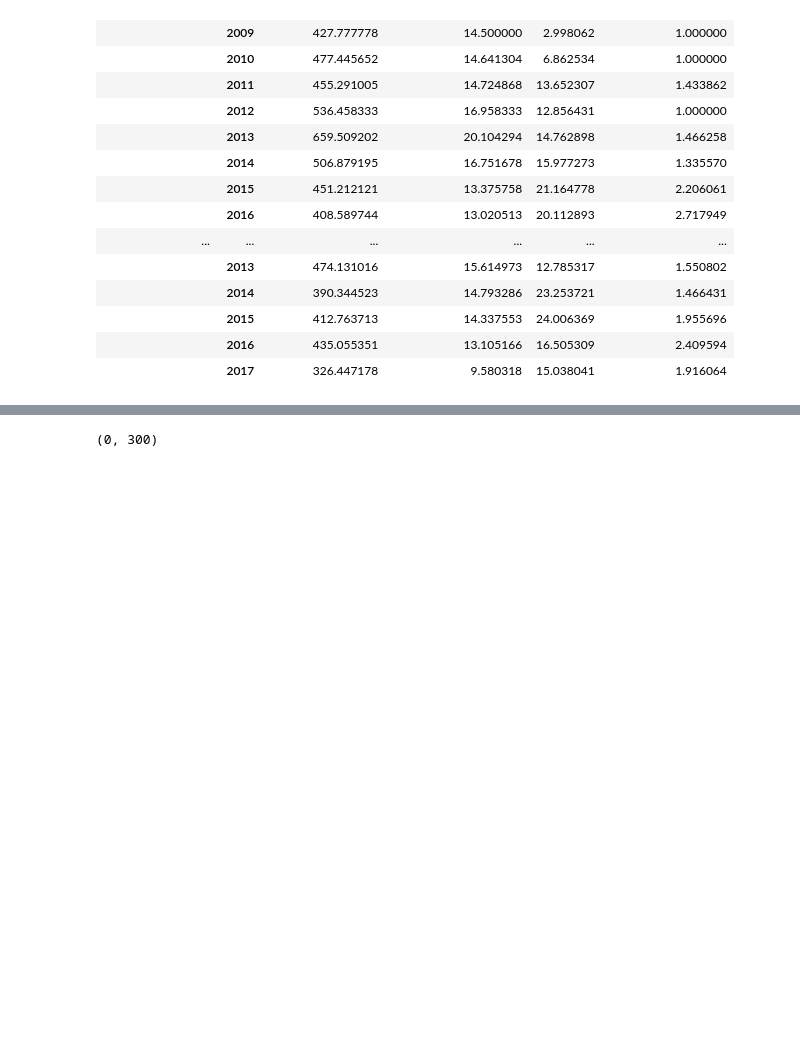
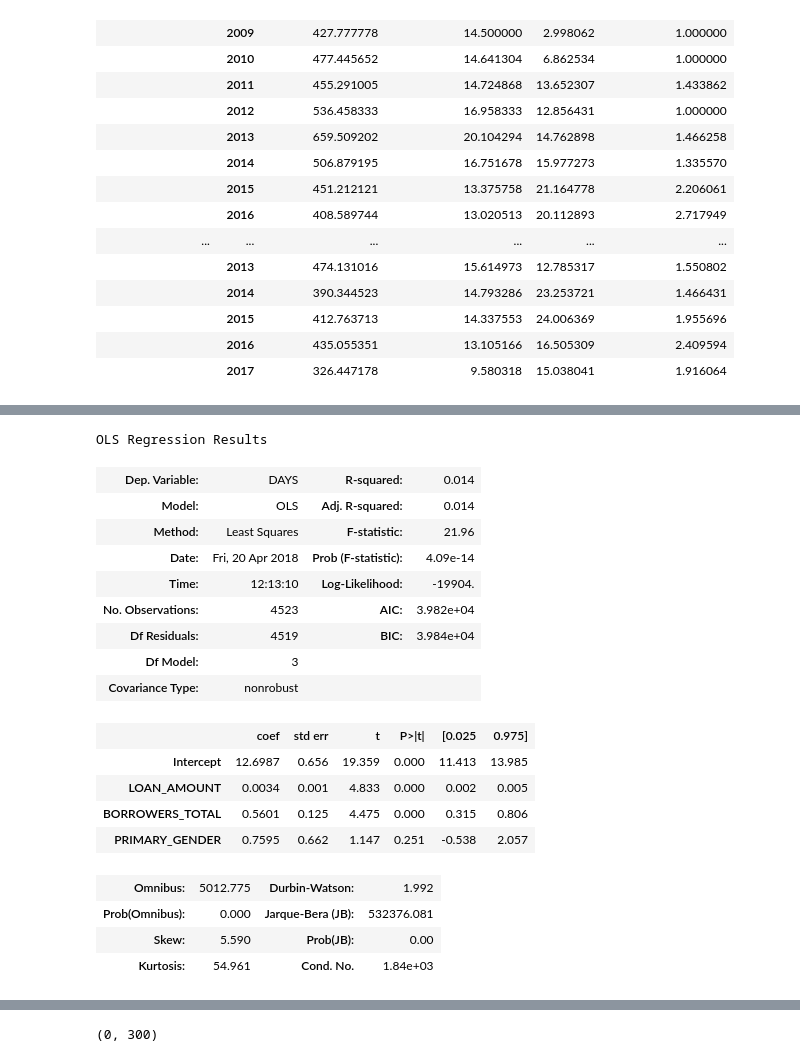
Before and after one commit to ttrumbly/Kiva_Microloans, a Jupyter notebook: Project_2_Kiva_Data.ipynb, the cells around one changed output, grey strips where cells are left out. Saved outputs shown, nothing was run; the diff lists cells and outputs as text; code cells hidden in the pictures; blank space fills up the shorter version.

```diff
--- a/Project_2_Kiva_Data.ipynb
+++ b/Project_2_Kiva_Data.ipynb
@@ -410,0 +428,24 @@ sns.barplot(x='YEAR', y='DAYS', data=Kiva_Kenya, hue='PRIMARY_GENDER', palette='
+# %%
+lm1 = smf.ols('DAYS ~ LOAN_AMOUNT + BORROWERS_TOTAL + PRIMARY_GENDER', data=Kiva_Kenya)
+fit1 = lm1.fit()
+fit1.summary()
+# %% [output]
+OLS Regression Results
+| Dep. Variable: | DAYS | R-squared: | 0.014 |
+| Model: | OLS | Adj. R-squared: | 0.014 |
+| Method: | Least Squares | F-statistic: | 21.96 |
+| Date: | Fri, 20 Apr 2018 | Prob (F-statistic): | 4.09e-14 |
+| Time: | 12:13:10 | Log-Likelihood: | -19904. |
+| No. Observations: | 4523 | AIC: | 3.982e+04 |
+| Df Residuals: | 4519 | BIC: | 3.984e+04 |
+| Df Model: | 3 |  |  |
+| Covariance Type: | nonrobust |  |  |
+|  | coef | std err | t | P>|t| | [0.025 | 0.975] |
+| Intercept | 12.6987 | 0.656 | 19.359 | 0.000 | 11.413 | 13.985 |
+| LOAN_AMOUNT | 0.0034 | 0.001 | 4.833 | 0.000 | 0.002 | 0.005 |
+| BORROWERS_TOTAL | 0.5601 | 0.125 | 4.475 | 0.000 | 0.315 | 0.806 |
+| PRIMARY_GENDER | 0.7595 | 0.662 | 1.147 | 0.251 | -0.538 | 2.057 |
+| Omnibus: | 5012.775 | Durbin-Watson: | 1.992 |
+| Prob(Omnibus): | 0.000 | Jarque-Bera (JB): | 532376.081 |
+| Skew: | 5.590 | Prob(JB): | 0.00 |
+| Kurtosis: | 54.961 | Cond. No. | 1.84e+03 |
```
Also changed, not shown: parts of 7 cells of this notebook, 11 other files.
